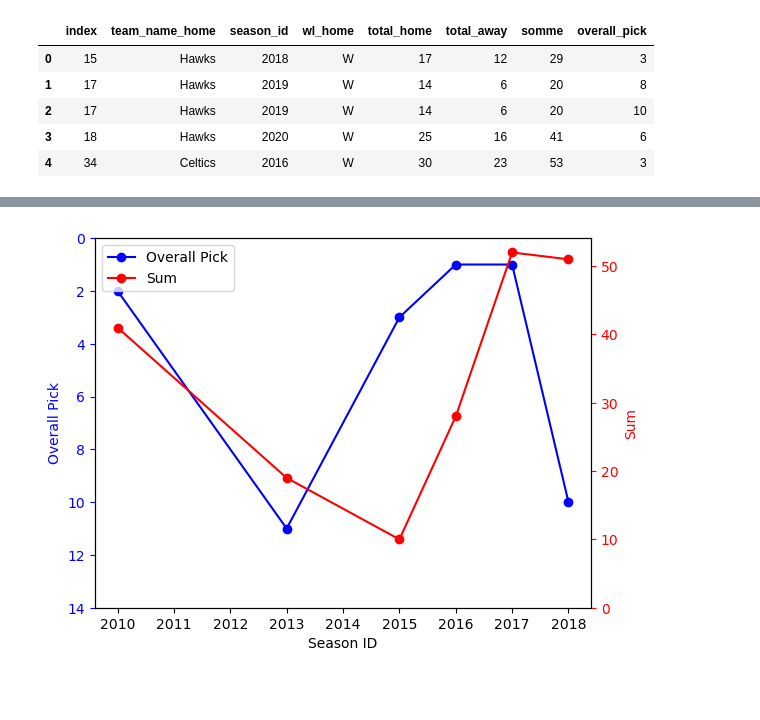
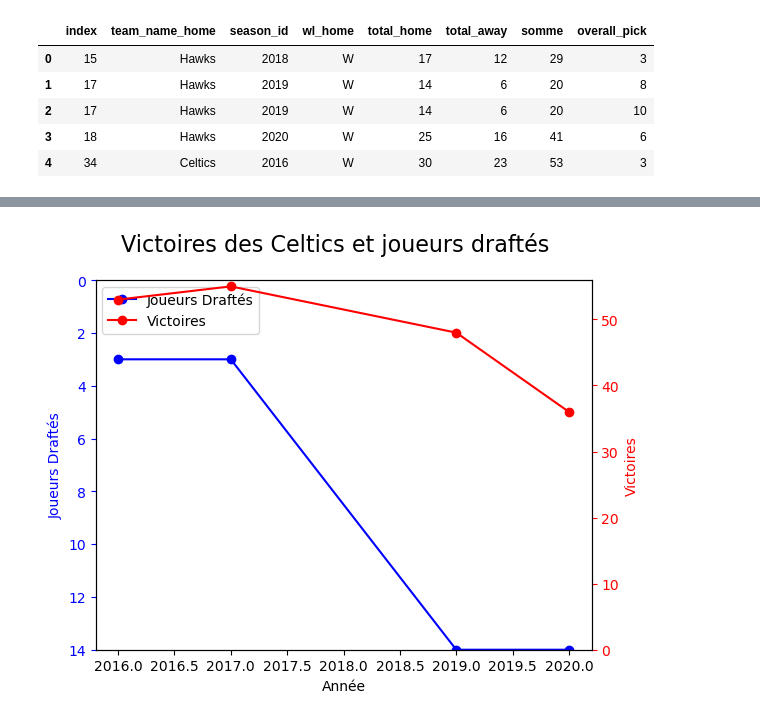
Before and after one commit to hugolo4/demodayJEDHA, a Jupyter notebook: copie_fusionOlivierLouisHugo.ipynb, the cells around one changed output, grey strips where cells are left out. Saved outputs shown, nothing was run; the diff lists cells and outputs as text; code cells hidden in the pictures; blank space fills up the shorter version.

```diff
--- a/copie_fusionOlivierLouisHugo.ipynb
+++ b/copie_fusionOlivierLouisHugo.ipynb
@@ -490,34 +514,35 @@ plt.show()
 # %%
-import matplotlib.pyplot as plt
-
-# Filtrer les données pour l'équipe "76ers"
-p76ers_data = df_merged_top5pick_newgamehome[df_merged_top5pick_newgamehome['team_name_home'] == '76ers']
+# Filtrer les données pour l'équipe "Celtics"
+Celtics_data = df_merged_top5pick_newgamehome[df_merged_top5pick_newgamehome['team_name_home'] == 'Celtics']
 
 # Créer la figure et l'axe principal
 fig, ax1 = plt.subplots()
 
+# Ajouter un titre
+fig.suptitle("Victoires des Celtics et joueurs draftés", fontsize=16)
+
 # Tracer l'overall_pick en fonction de season_id
-ax1.plot(p76ers_data['season_id'], p76ers_data['overall_pick'], color='b', marker='o', label='Overall Pick')
-ax1.set_xlabel('Season ID')
-ax1.set_ylabel('Overall Pick', color='b')
+ax1.plot(Celtics_data['season_id'], Celtics_data['overall_pick'], color='b', marker='o', label='Joueurs Draftés')
+ax1.set_xlabel('Année')
+ax1.set_ylabel('Joueurs Draftés', color='b')
 ax1.tick_params('y', colors='b')
 ax1.set_ylim(14, 0) # Inverser l'échelle de l'axe des ordonnées
 
 # Créer un axe secondaire pour la somme
 ax2 = ax1.twinx()
-ax2.plot(p76ers_data['season_id'], p76ers_data['somme'], color='r', marker='o', label='Sum')
-ax2.set_ylabel('Sum', color='r')
+ax2.plot(Celtics_data['season_id'], Celtics_data['somme'], color='r', marker='o', label='Victoires')
+ax2.set_ylabel('Victoires', color='r')
 ax2.tick_params('y', colors='r')
 
 # Ajuster les limites des axes
 ax2.set_ylim(bottom=0)
 
 # Ajouter une légende
 lines1, labels1 = ax1.get_legend_handles_labels()
 lines2, labels2 = ax2.get_legend_handles_labels()
 ax1.legend(lines1 + lines2, labels1 + labels2, loc='upper left')
 
 # Afficher le graphique
 plt.show()
 # %% [output]
-[figure, old version]
+[figure, new version]
```
Also changed, not shown: parts of 12 cells of this notebook.
